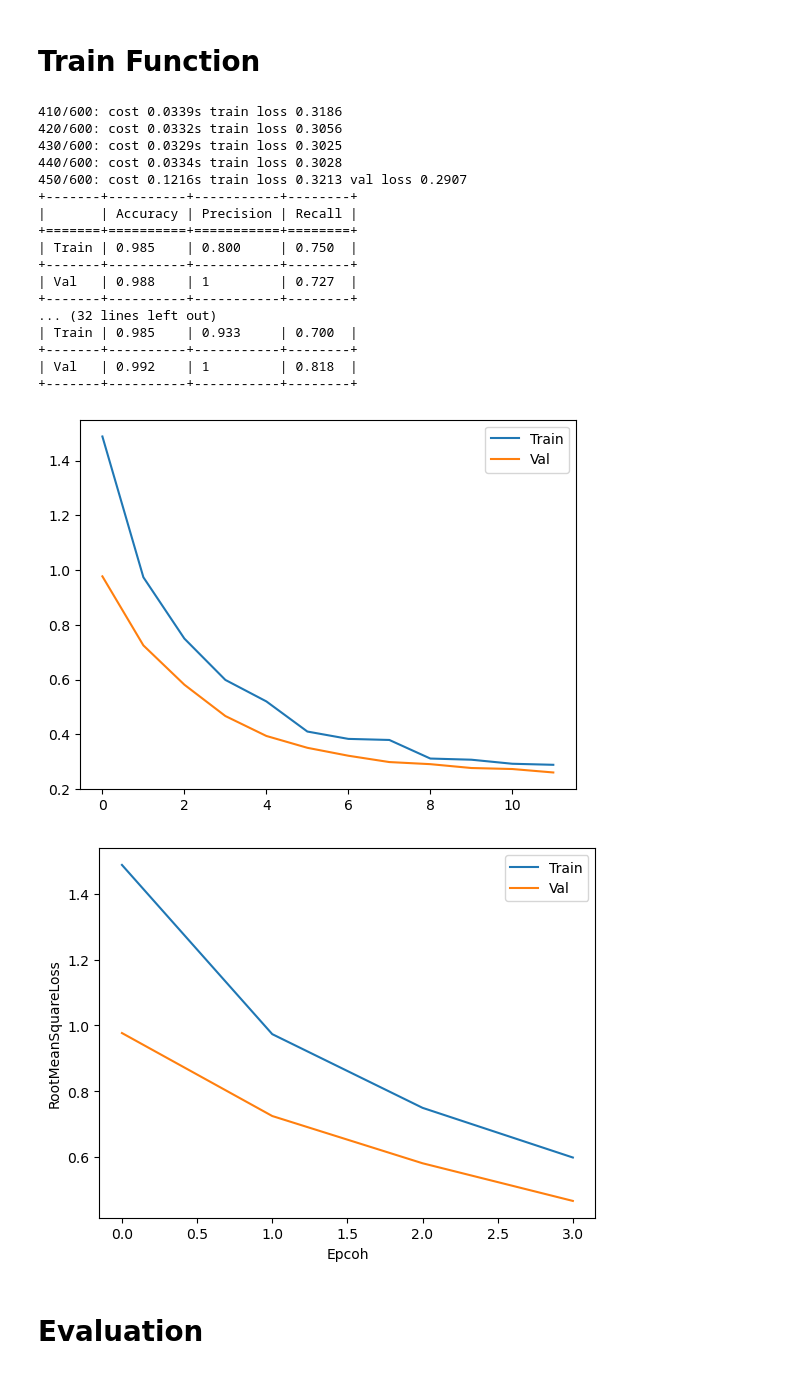
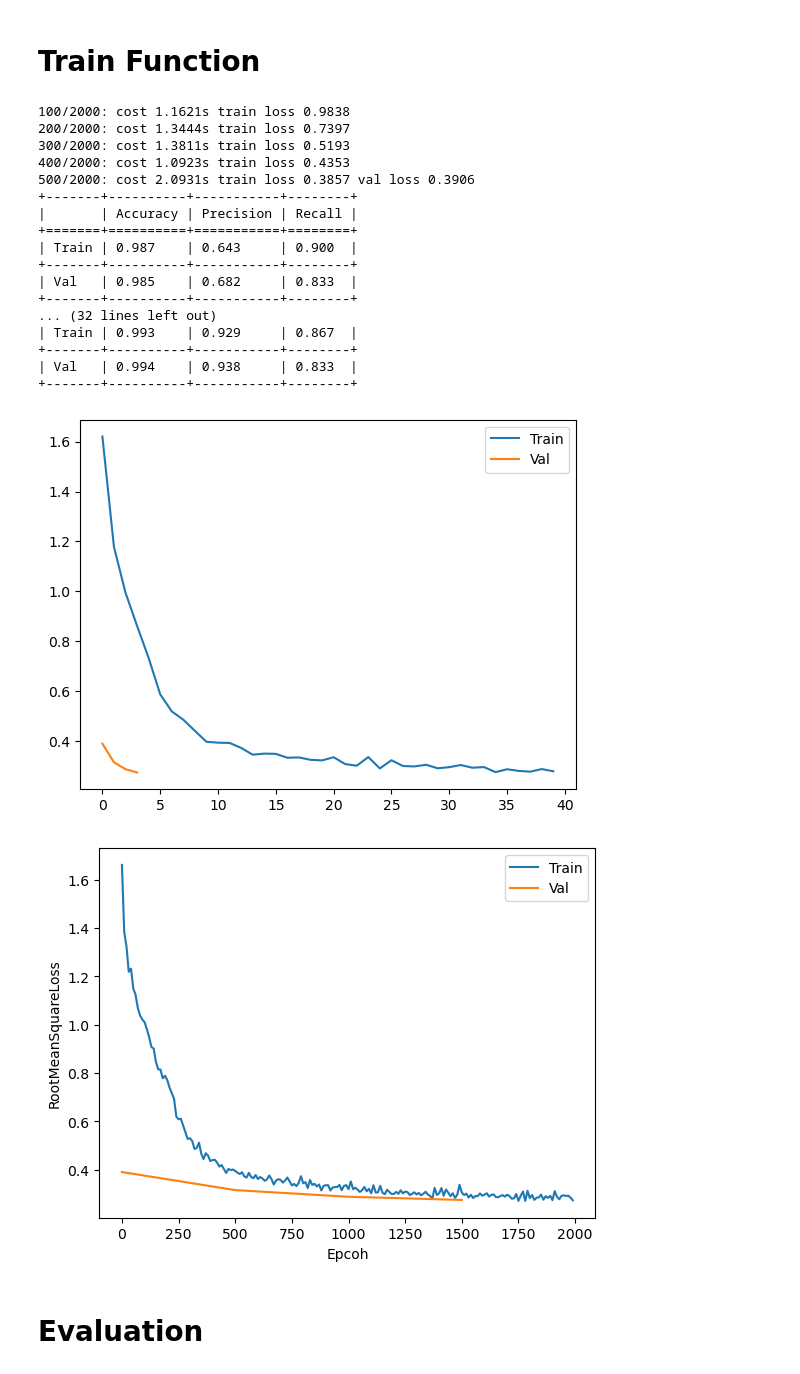
Before and after one commit to YC0806/2023-Yuchen, a Jupyter notebook: BaseLine_Dense.ipynb, the cells around one changed output. Drawn from its saved outputs; the diff is of its cells as text; code cells hidden in the pictures.

Commit message:
Kaggle Notebook | TGAE2_BaseLine_Dense | Version 2

```diff
--- a/BaseLine_Dense.ipynb
+++ b/BaseLine_Dense.ipynb
@@ -605,6 +611,12 @@ class BatchSignal():
 
         for i_batch, (i_signal,_) in enumerate(self.batch_index):
             signal = signals[i_signal]
+
+            while signal.snapshot_count < seq_len:
+                new_index = np.random.randint(low=0, high=len(signals))
+                signal = signals[new_index]
+                self.batch_index[i_batch] = [new_index, 0]
+
             node_attr_split = signal.node_attr.tensor_split(signal.node_flag)
             node_index_split = signal.node_index.tensor_split(signal.node_flag)
             edge_index_split = signal.edge_index.tensor_split(signal.edge_flag, dim=1)
@@ -647,28 +659,9 @@ class BatchSignal():
         self.edge_index = torch.cat([_batch.edge_index for _batch in batch_list], dim=1)
         self.y = torch.cat([_batch.y for _batch in batch_list], dim=0)
         self.batch_index_dict = [batch._slice_dict for batch in batch_list]
-        self.batch_inc_dict = [batch._inc_dict for batch in batch_list]
 
         self.node_flag = torch.LongTensor(node_flag_list)[:-1]
         self.edge_flag = torch.LongTensor(edge_flag_list)[:-1]
-
-        self.seq_len = seq_len
-
-    def get_adj_list(self, split_batch=True):
-        batch_edge_index = self.edge_index
-        batch_edge_flag = self.edge_flag
-        batch_edge_index_split = torch.tensor_split(batch_edge_index, batch_edge_flag, dim=1)
-
-        if split_batch:
-            adj_list = []
-            batch_index_dict = self.batch_index_dict
-            batch_inc_dict = self.batch_inc_dict
-            for i_series in range(self.seq_len):
-                edge_index_split = torch.tensor_split(batch_edge_index_split[i_series], batch_index_dict[i_series]['edge_index'][1:-1], dim=1)
-                adj_list += [torch.clamp(to_dense_adj(_edge_index-inc)[0], min=0, max=1) for _edge_index, inc in zip(edge_index_split,batch_inc_dict[i_series]['edge_index'])]
-        else:
-            adj_list = [torch.clamp(to_dense_adj(_edge_index)[0], min=0, max=1) for _edge_index in batch_edge_index_split]
-        return adj_list
 
     def to(self, device):
         self.node_attr = self.node_attr.to(device)
@@ -727,7 +720,8 @@ def test_loop(signal, model, loss_fn, optimizer, device, split_loss: bool = Fals
             return total_loss.cpu().detach().numpy()
 # %%
 BATCH_SIZE = 30
-MIN_LEN = min([signal.snapshot_count for signal in signals_train])
+# MIN_LEN = min([signal.snapshot_count for signal in signals_train])
+MIN_LEN = 15
 # %% [markdown]
 # Evaluation Function
 # %%
@@ -798,7 +792,7 @@ def train_function(num_epoch):
             batch_signal = BatchSignal(signals=signals_train, batch_size=BATCH_SIZE, seq_len=MIN_LEN).to(device)
         train_losses = train_loop(batch_signal, model, loss_f, optimizer, device, split_loss=False)
 
-        if i_epoch % 50 == 0:
+        if i_epoch % 500 == 0:
             batch_node_losses = test_loop(batch_signal, model, loss_f, optimizer, device, split_loss=True)
 #             anomaly_threshold = np.percentile(np.concatenate(batch_node_lo.sses), 999)
 #             train_accuracy, train_precision, train_recall = batch_node_eval_func(batch_signal, batch_node_losses, anomaly_threshold)
@@ -831,7 +825,7 @@ def train_function(num_epoch):
         else:
             _end = time.time()
             history_train.append(np.mean(train_losses))
-            if i_epoch % 10 == 0:
+            if i_epoch % 100 == 0:
                 print(f"{i_epoch+GLOBAL_EPOCH}/{num_epoch+GLOBAL_EPOCH}: cost {_end-_start:.4f}s train loss {np.mean(train_losses):.4f}")
     GLOBAL_EPOCH += num_epoch
     return (history_train,history_val)
@@ -839,7 +833,7 @@ def train_function(num_epoch):
 history_train_list = []
 history_val_list = []
 # %%
-history_train, history_val = train_function(200)
+history_train, history_val = train_function(2000)
 history_train_list += history_train
 history_val_list += history_val
 plt.plot(history_train_list[1::50],label="Train")
@@ -847,34 +841,34 @@ plt.plot(history_val_list,label="Val")
 plt.legend()
 torch.save(model,f"TGAE2_GRUConv_{GLOBAL_EPOCH}_{np.mean(history_train_list[-1]):.4f}_{np.mean(history_val_list[-1]):.4f}.model")
 # %% [output]
-410/600: cost 0.0339s train loss 0.3186
-420/600: cost 0.0332s train loss 0.3056
-430/600: cost 0.0329s train loss 0.3025
-440/600: cost 0.0334s train loss 0.3028
-450/600: cost 0.1216s train loss 0.3213 val loss 0.2907
+100/2000: cost 1.1621s train loss 0.9838
+200/2000: cost 1.3444s train loss 0.7397
+300/2000: cost 1.3811s train loss 0.5193
+400/2000: cost 1.0923s train loss 0.4353
+500/2000: cost 2.0931s train loss 0.3857 val loss 0.3906
 +-------+----------+-----------+--------+
 |       | Accuracy | Precision | Recall |
 +=======+==========+===========+========+
-| Train | 0.985    | 0.800     | 0.750  |
+| Train | 0.987    | 0.643     | 0.900  |
 +-------+----------+-----------+--------+
-| Val   | 0.988    | 1         | 0.727  |
+| Val   | 0.985    | 0.682     | 0.833  |
 +-------+----------+-----------+--------+
 ... (32 lines left out)
-| Train | 0.985    | 0.933     | 0.700  |
+| Train | 0.993    | 0.929     | 0.867  |
 +-------+----------+-----------+--------+
-| Val   | 0.992    | 1         | 0.818  |
+| Val   | 0.994    | 0.938     | 0.833  |
 +-------+----------+-----------+--------+
-[figure, old version]
+[figure, new version]
 # %%
-plt.plot(history_train_list[1::50],label="Train")
-plt.plot(history_val_list,label="Val")
+plt.plot(np.arange(0,len(history_train_list), 10), history_train_list[::10],label="Train")
+plt.plot(np.arange(0,len(history_train_list), 500), history_val_list,label="Val")
 # plt.xticks(np.arange(0,len(history_val_list)+1,10), np.arange(0,len(history_val_list)*50+1,100))
 plt.ylabel("RootMeanSquareLoss")
 plt.xlabel("Epcoh")
 plt.legend()
-plt.savefig(f'InnerProductDecoder_{GLOBAL_EPOCH}_{np.mean(history_train_list[-1]):.4f}_{np.mean(history_val_list[-1]):.4f}.png')
+plt.savefig(f'Baseline_Dense_{GLOBAL_EPOCH}_{np.mean(history_train_list[-1]):.4f}_{np.mean(history_val_list[-1]):.4f}.png')
 # %% [output]
-[figure, old version]
+[figure, new version]
 # %%
 history_dict = {
     'train': history_train_list,
```
Also changed, not shown: parts of 11 cells of this notebook.
